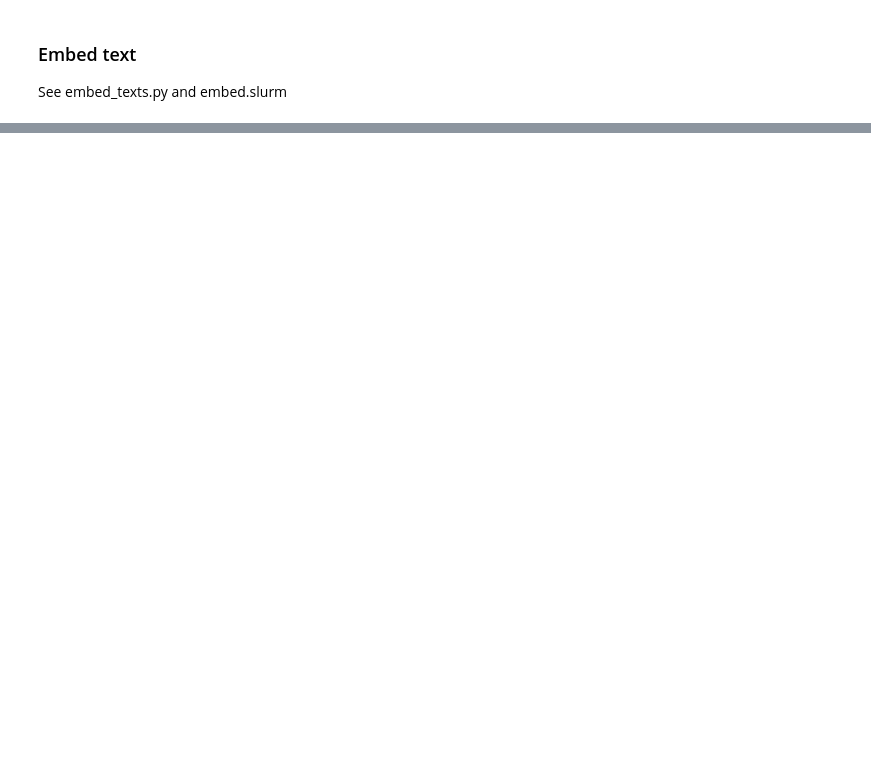
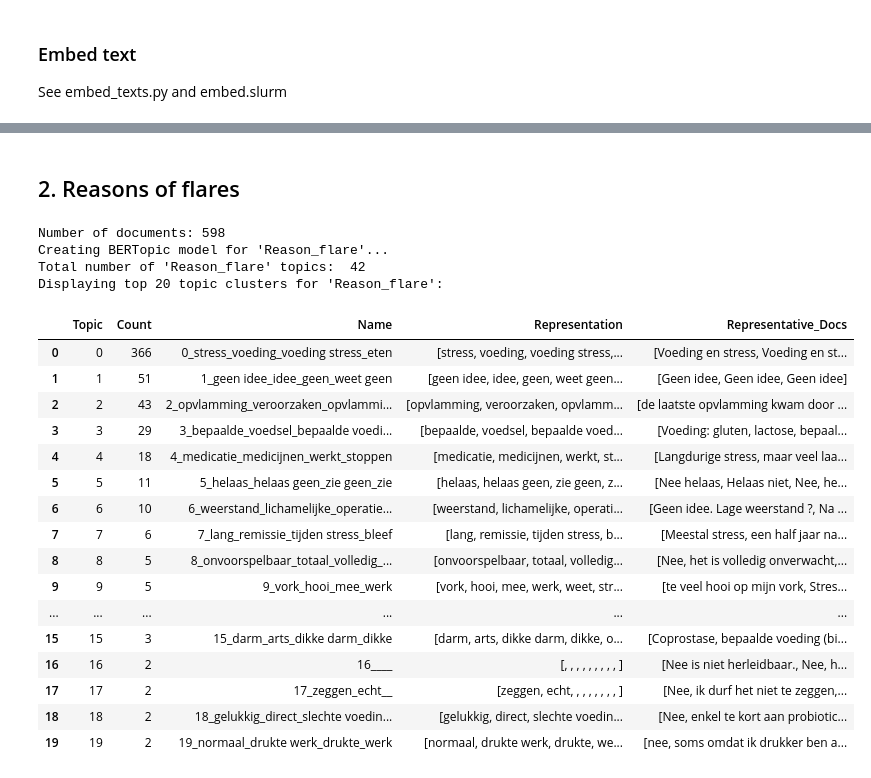
Before and after one commit to zhang-jiaxu/IBDigitalNLP, a Jupyter notebook: open_question_analysis.ipynb, the cells around one changed output, grey strips where cells are left out. Drawn from its saved outputs; the diff is of its cells as text; code cells hidden in the pictures; blank space fills up the shorter version.

Commit message:
analyzed all three answers

```diff
--- a/open_question_analysis.ipynb
+++ b/open_question_analysis.ipynb
@@ -53,13 +51,0 @@ if "geen" in stopwords:
-# %%
-# load embeddings and dfs
-import numpy as np
-import pandas as pd
-embeddings_features = np.load("embeddings/emb_Unwanted_features.npy")
-df_features = pd.read_csv("data/answers_for_embedding_Unwanted_features.csv")
-texts_features = df_features["Unwanted_features"].astype(str).tolist()
-print(f"Number of texts for Unwanted_features: {len(texts_features)}")
-if embeddings_features.shape[0] != len(texts_features):
-    raise ValueError("Number of embeddings does not match number of texts.")
-# set colwidth to 200
-pd.set_option('display.max_colwidth', 200)
-df_features.head()
@@ -307,0 +140,57 @@ topic_summary[["Topic", "Count", "Share", "CumShare", "Keywords_cTFIDF"]].head(1
+# %% [markdown]
+## 2. Reasons of flares
+# %%
+# import embeddings and documents
+from bertopic import BERTopic
+from sklearn.feature_extraction.text import CountVectorizer
+from bertopic.dimensionality import BaseDimensionalityReduction
+from sklearn.cluster import AgglomerativeClustering
+import numpy as np
+from sklearn.cluster import KMeans
+import pandas as pd
+
+TEXT_COL = "Reason_flare"
+emb_reason_flare = np.load(f"embeddings/emb_robbert_{TEXT_COL}.npy")
+documents_reason_flare = pd.read_csv(f"data/answers_for_embedding_{TEXT_COL}.csv")[TEXT_COL].tolist()
+print(f"Number of documents: {len(documents_reason_flare)}")
+# check length of documents and embeddings
+assert len(emb_reason_flare) == len(documents_reason_flare), "Length of embeddings and documents do not match!"
+print("Creating BERTopic model for 'Reason_flare'...")
+topic_model_reason_flare = BERTopic(verbose=False)
+
+# no UMAP applied
+topic_model_reason_flare.umap_model = BaseDimensionalityReduction()
+# Agglomerative Clustering with distance threshold
+topic_model_reason_flare.hdbscan_model = AgglomerativeClustering(n_clusters=None, distance_threshold=0.65, metric='cosine', linkage='average')
+# CountVectorizer with custom stopwords
+topic_model_reason_flare.vectorizer_model = CountVectorizer(stop_words=stopwords, min_df=2, ngram_range=(1,2))
+
+# fit and transform
+topics_reason_flare, probs_reason_flare = topic_model_reason_flare.fit_transform(documents_reason_flare, embeddings=emb_reason_flare)
+pd.set_option('display.max_colwidth', None)
+pd.set_option('display.max_rows', 20)
+print("Total number of 'Reason_flare' topics: ", len(topic_model_reason_flare.get_topic_info()))
+print("Displaying top 20 topic clusters for 'Reason_flare':")
+topic_model_reason_flare.get_topic_info().head(20)
+# %% [output]
+Number of documents: 598
+Creating BERTopic model for 'Reason_flare'...
+Total number of 'Reason_flare' topics:  42
+Displaying top 20 topic clusters for 'Reason_flare':
+|  | Topic | Count | Name | Representation | Representative_Docs |
+| 0 | 0 | 366 | 0_stress_voeding_voeding stress_eten | [stress, voeding, voeding stress,... | [Voeding en stress, Voeding en st... |
+| 1 | 1 | 51 | 1_geen idee_idee_geen_weet geen | [geen idee, idee, geen, weet geen... | [Geen idee, Geen idee, Geen idee] |
+| 2 | 2 | 43 | 2_opvlamming_veroorzaken_opvlammi... | [opvlamming, veroorzaken, opvlamm... | [de laatste opvlamming kwam door ... |
+| 3 | 3 | 29 | 3_bepaalde_voedsel_bepaalde voedi... | [bepaalde, voedsel, bepaalde voed... | [Voeding: gluten, lactose, bepaal... |
+| 4 | 4 | 18 | 4_medicatie_medicijnen_werkt_stoppen | [medicatie, medicijnen, werkt, st... | [Langdurige stress, maar veel laa... |
+| 5 | 5 | 11 | 5_helaas_helaas geen_zie geen_zie | [helaas, helaas geen, zie geen, z... | [Nee helaas, Helaas niet, Nee, he... |
+| 6 | 6 | 10 | 6_weerstand_lichamelijke_operatie... | [weerstand, lichamelijke, operati... | [Geen idee. Lage weerstand ?, Na ... |
+| 7 | 7 | 6 | 7_lang_remissie_tijden stress_bleef | [lang, remissie, tijden stress, b... | [Meestal stress, een half jaar na... |
+| 8 | 8 | 5 | 8_onvoorspelbaar_totaal_volledig_... | [onvoorspelbaar, totaal, volledig... | [Nee, het is volledig onverwacht,... |
+| 9 | 9 | 5 | 9_vork_hooi_mee_werk | [vork, hooi, mee, werk, weet, str... | [te veel hooi op mijn vork, Stres... |
+| ... | ... | ... | ... | ... | ... |
+| 15 | 15 | 3 | 15_darm_arts_dikke darm_dikke | [darm, arts, dikke darm, dikke, o... | [Coprostase, bepaalde voeding (bi... |
+| 16 | 16 | 2 | 16____ | [, , , , , , , , , ] | [Nee is niet herleidbaar., Nee, h... |
+| 17 | 17 | 2 | 17_zeggen_echt__ | [zeggen, echt, , , , , , , , ] | [Nee, ik durf het niet te zeggen,... |
+| 18 | 18 | 2 | 18_gelukkig_direct_slechte voedin... | [gelukkig, direct, slechte voedin... | [Nee, enkel te kort aan probiotic... |
+| 19 | 19 | 2 | 19_normaal_drukte werk_drukte_werk | [normaal, drukte werk, drukte, we... | [nee, soms omdat ik drukker ben a... |
```
Also changed, not shown: parts of 25 cells of this notebook, 18 other files.
